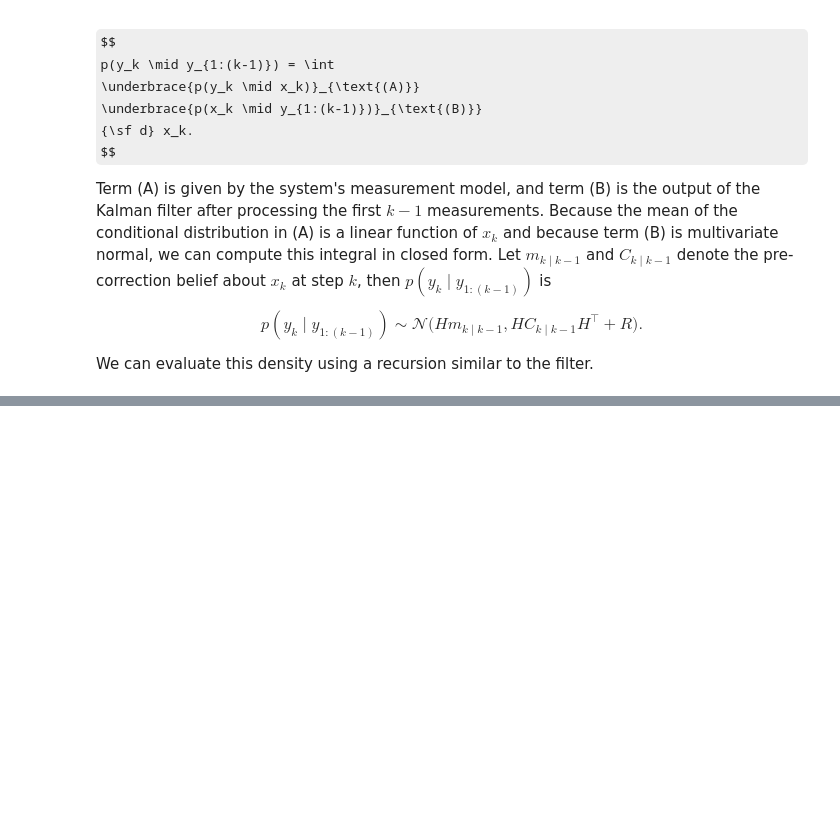
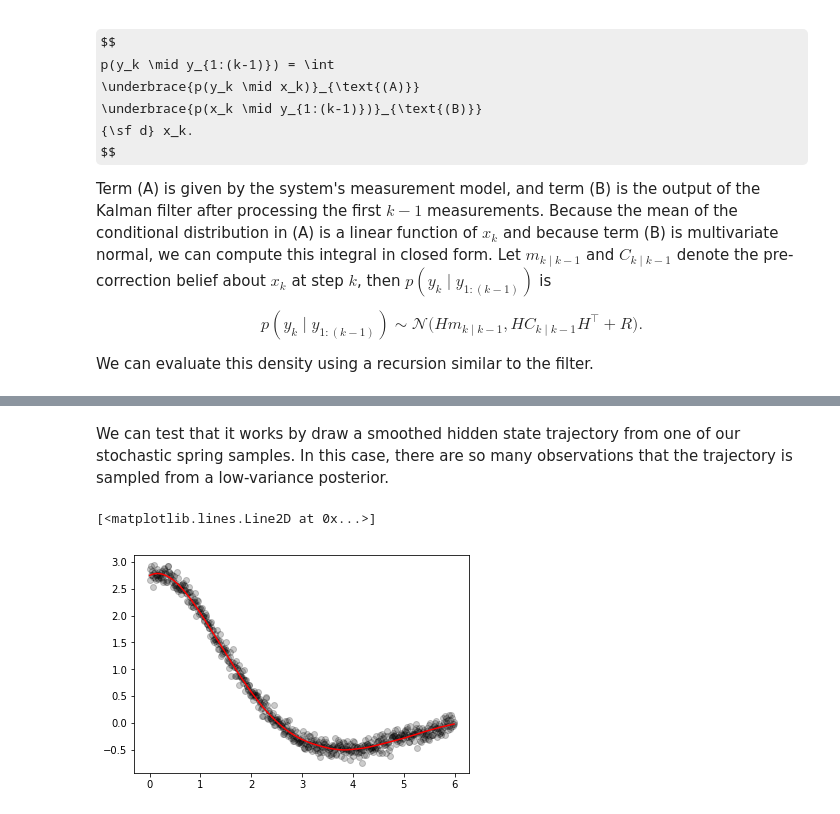
Before and after one commit to pschulam/pschulam.github.io, a Jupyter notebook: posts/inference_in_linear_dynamical_systems.ipynb, the cells around one changed output, grey strips where cells are left out. Drawn from its saved outputs; the diff is of its cells as text; code cells hidden in the pictures; some formulas as TeX source; blank space fills up the shorter version.

```diff
--- a/posts/inference_in_linear_dynamical_systems.ipynb
+++ b/posts/inference_in_linear_dynamical_systems.ipynb
@@ -339,7 +341,7 @@ def smooth(S, m, C, Y, U):
     alpha = forward(S, m, C, Y, U)
     X = np.zeros((n_steps, n_hidden(S)))
 
-    X[-1] = mvn(alpha[-1])
+    X[-1] = mvn(*alpha[-1])
     for i in range(-2, -(n_steps +1), -1):
         m, C = reverse(*dyn_model(S), *alpha[i], U[i], X[i + 1])
         X[i] = mvn(m, C)
@@ -361,3 +363,14 @@ def reverse(F, G, Q, m, C, u, x):
     m_r = m + X.T @ (x - F @ m - G @ u)
     C_r = C - Z.T @ Z
     return m_r, C_r
+# %% [markdown]
+We can test that it works by draw a smoothed hidden state trajectory from one of our stochastic spring samples. In this case, there are so many observations that the trajectory is sampled from a low-variance posterior.
+# %%
+X, Y = samples0[0]
+X_smoothed = smooth(spring, m, C, Y, U)
+
+plt.plot(t, Y, 'ko', alpha=0.2)
+plt.plot(t, X_smoothed[:, 0], 'r-')
+# %% [output]
+[<matplotlib.lines.Line2D at 0x...>]
+[figure, added]
```
Also changed, not shown: parts of 2 cells of this notebook, 1 other file.
